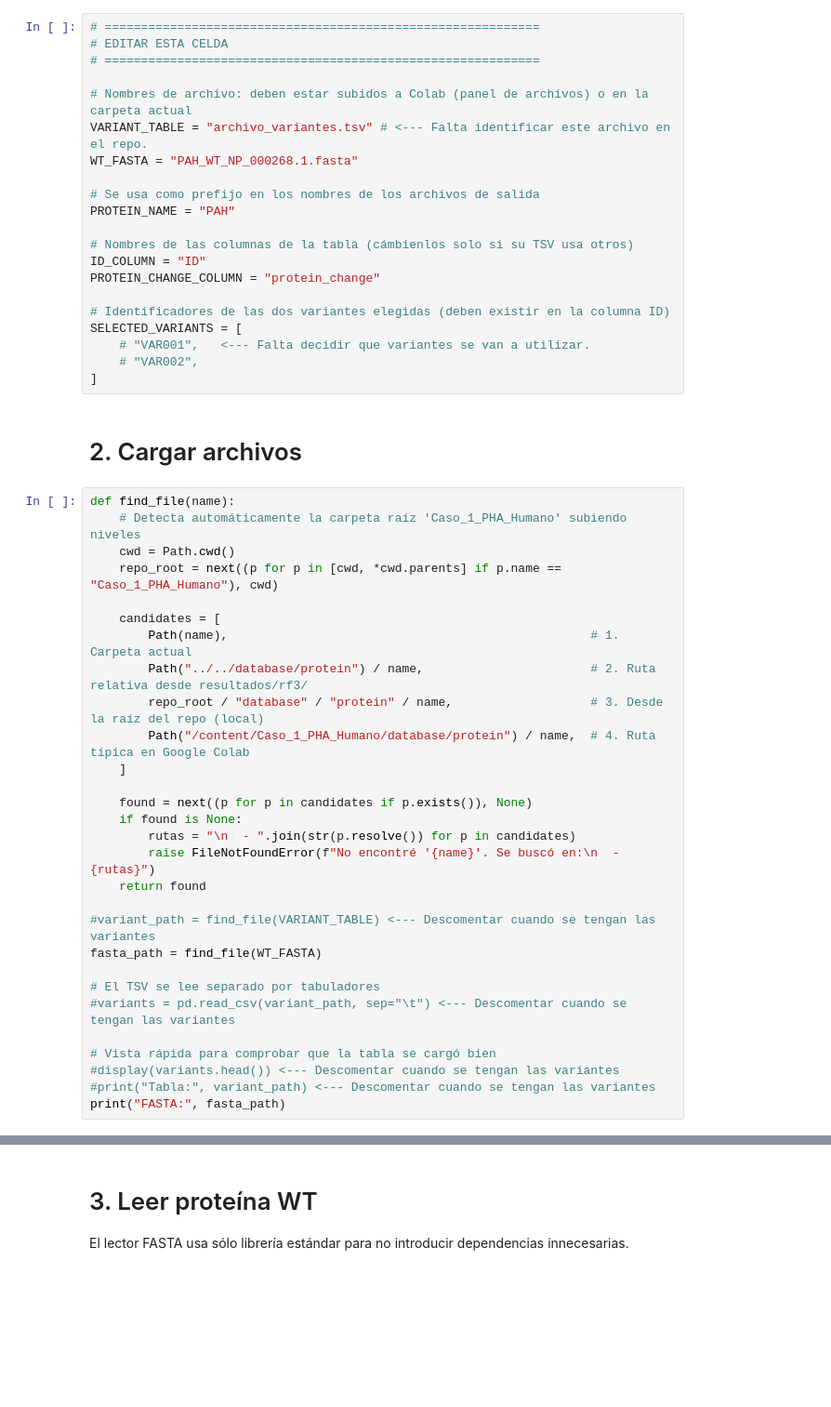
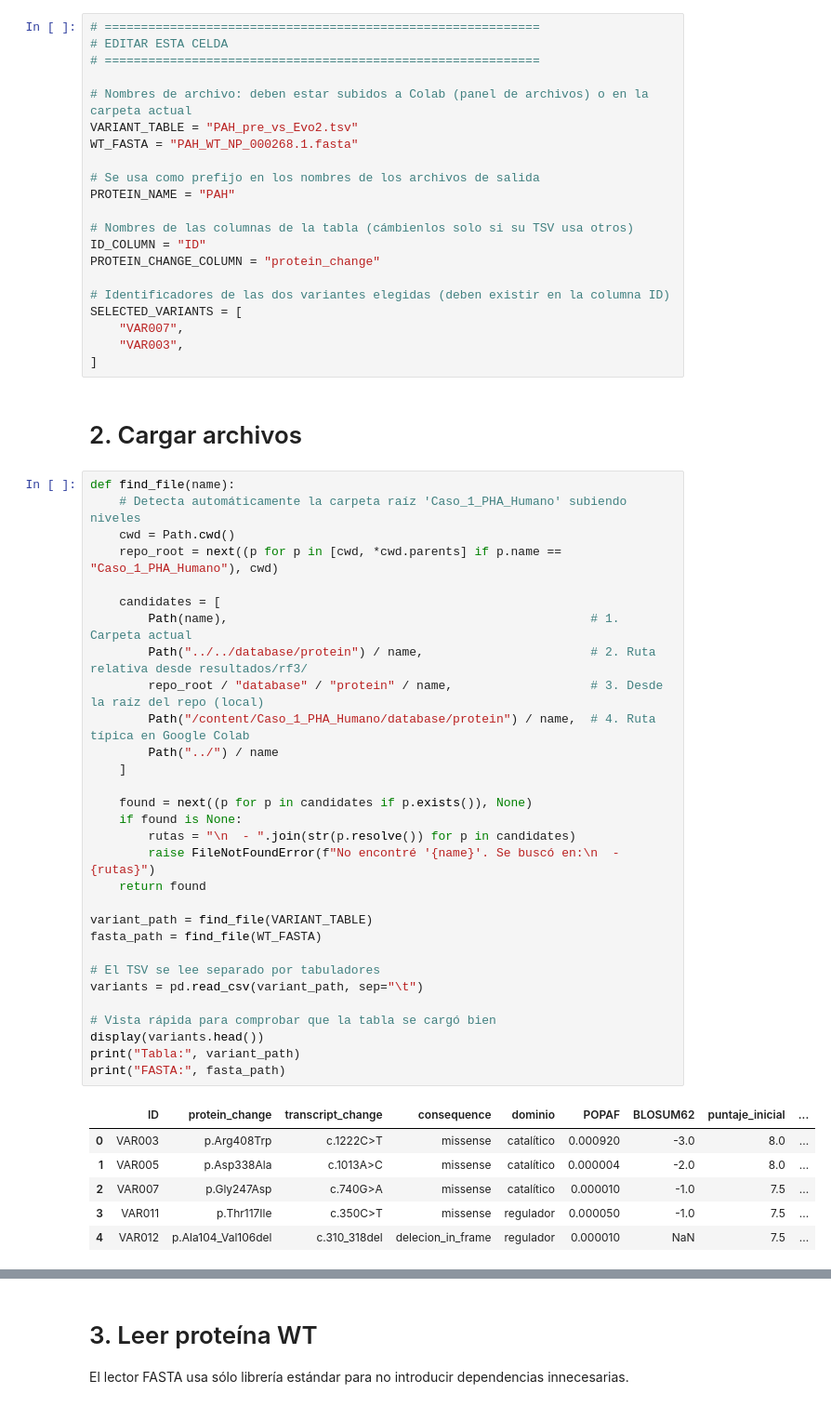
Before and after one commit to XomiDessu/Caso_1_PHA_Humano, a Jupyter notebook: resultados/rf3/Entradas_RF3.ipynb, the cells around one changed output, grey strips where cells are left out. Shown at 93% size. Drawn from its saved outputs; the diff is of its cells as text; blank space fills up the shorter version.

```diff
--- a/resultados/rf3/Entradas_RF3.ipynb
+++ b/resultados/rf3/Entradas_RF3.ipynb
@@ -54,7 +54,7 @@ Ejemplos:
 # ============================================================
 
 # Nombres de archivo: deben estar subidos a Colab (panel de archivos) o en la carpeta actual
-VARIANT_TABLE = "archivo_variantes.tsv" # <--- Falta identificar este archivo en el repo.
+VARIANT_TABLE = "PAH_pre_vs_Evo2.tsv"
 WT_FASTA = "PAH_WT_NP_000268.1.fasta"
 
 # Se usa como prefijo en los nombres de los archivos de salida
@@ -66,38 +66,45 @@ PROTEIN_CHANGE_COLUMN = "protein_change"
 
 # Identificadores de las dos variantes elegidas (deben existir en la columna ID)
 SELECTED_VARIANTS = [
-    # "VAR001",   <--- Falta decidir que variantes se van a utilizar.
-    # "VAR002",
+    "VAR007",
+    "VAR003",
 ]
 # %% [markdown]
 # 2. Cargar archivos
 # %%
 def find_file(name):
     # Detecta automáticamente la carpeta raíz 'Caso_1_PHA_Humano' subiendo niveles
     cwd = Path.cwd()
     repo_root = next((p for p in [cwd, *cwd.parents] if p.name == "Caso_1_PHA_Humano"), cwd)
 
     candidates = [
         Path(name),                                                  # 1. Carpeta actual
         Path("../../database/protein") / name,                       # 2. Ruta relativa desde resultados/rf3/
         repo_root / "database" / "protein" / name,                   # 3. Desde la raíz del repo (local)
         Path("/content/Caso_1_PHA_Humano/database/protein") / name,  # 4. Ruta típica en Google Colab
+        Path("../") / name
     ]
 
     found = next((p for p in candidates if p.exists()), None)
     if found is None:
         rutas = "\n  - ".join(str(p.resolve()) for p in candidates)
         raise FileNotFoundError(f"No encontré '{name}'. Se buscó en:\n  - {rutas}")
     return found
 
-#variant_path = find_file(VARIANT_TABLE) <--- Descomentar cuando se tengan las variantes
+variant_path = find_file(VARIANT_TABLE)
 fasta_path = find_file(WT_FASTA)
 
 # El TSV se lee separado por tabuladores
-#variants = pd.read_csv(variant_path, sep="\t") <--- Descomentar cuando se tengan las variantes
+variants = pd.read_csv(variant_path, sep="\t")
 
 # Vista rápida para comprobar que la tabla se cargó bien
-#display(variants.head()) <--- Descomentar cuando se tengan las variantes
-#print("Tabla:", variant_path) <--- Descomentar cuando se tengan las variantes
+display(variants.head())
+print("Tabla:", variant_path)
 print("FASTA:", fasta_path)
 # %% [output]
+|  | ID | protein_change | transcript_change | consequence | dominio | POPAF | BLOSUM62 | puntaje_inicial | ... |
+| 0 | VAR003 | p.Arg408Trp | c.1222C>T | missense | catalítico | 0.000920 | -3.0 | 8.0 | ... |
+| 1 | VAR005 | p.Asp338Ala | c.1013A>C | missense | catalítico | 0.000004 | -2.0 | 8.0 | ... |
+| 2 | VAR007 | p.Gly247Asp | c.740G>A | missense | catalítico | 0.000010 | -1.0 | 7.5 | ... |
+| 3 | VAR011 | p.Thr117Ile | c.350C>T | missense | regulador | 0.000050 | -1.0 | 7.5 | ... |
+| 4 | VAR012 | p.Ala104_Val106del | c.310_318del | delecion_in_frame | regulador | 0.000010 | NaN | 7.5 | ... |
```
Also changed, not shown: parts of 10 cells of this notebook, 18 other files.
